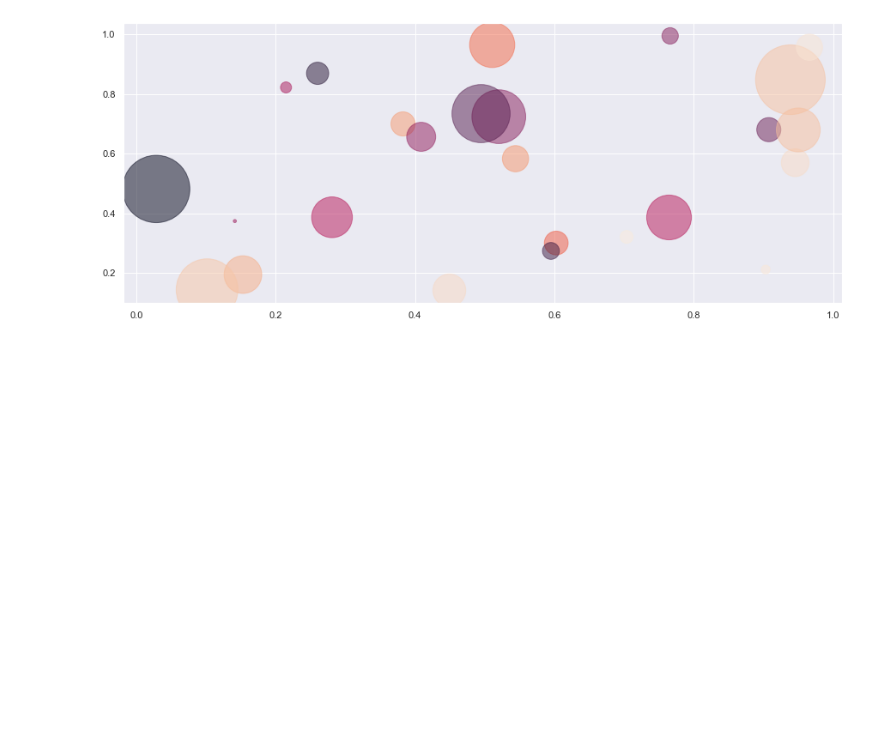
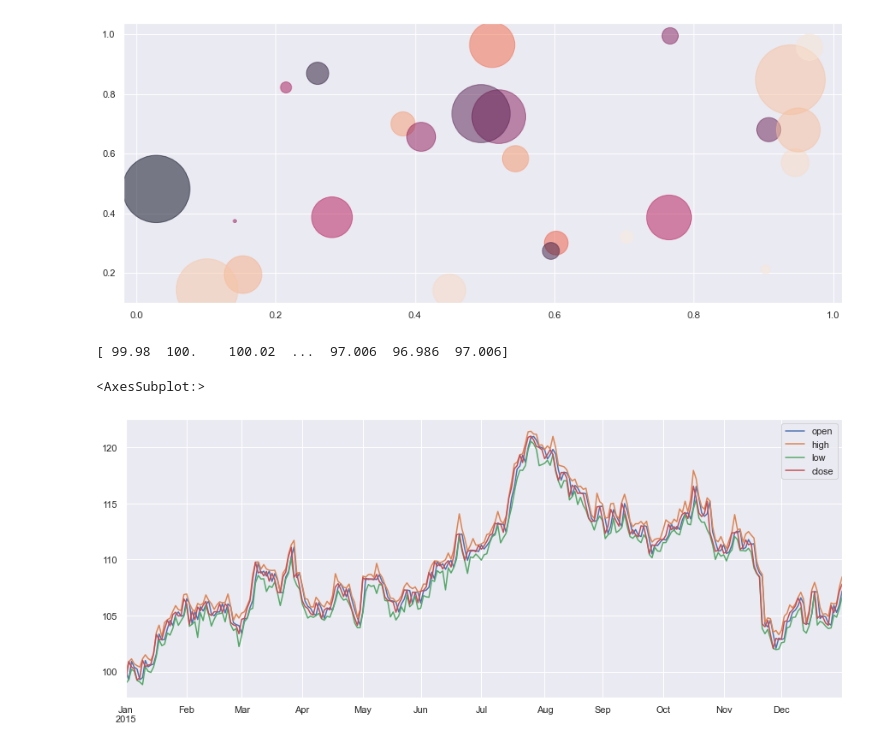
Before and after one commit to y-yoshioka/pra_python, a Jupyter notebook: TDDC1/184.ipynb, the cells around one changed output. Saved outputs shown, nothing was run; the diff lists cells and outputs as text; code cells hidden in the pictures; blank space fills up the shorter version.

```diff
--- a/TDDC1/184.ipynb
+++ b/TDDC1/184.ipynb
@@ -105,3 +105,19 @@ plt.scatter(x, y, s = area, c = colors, alpha = 0.5)
 plt.grid(True)
 # %% [output]
 [figure]
+# %%
+# 日付データの設定 freq = 'T'で1分ごとにデータを生成する
+idx = pd.date_range('2015/01/01', '2015/12/31 23:59', freq='T')
+
+# 1か-1を発生させる
+dn = np.random.randint(2, size = len(idx)) * 2 -1
+# np.cumprodは累積値を算出している
+rnd_walk = np.cumprod(np.exp(dn * 0.0002)) * 100
+df = pd.Series(rnd_walk, index=idx).resample('B').ohlc()
+# %% [output]
+[ 99.98  100.    100.02  ...  97.006  96.986  97.006]
+# %%
+df.plot(figsize =(15, 6), legend = 'best', grid = True)
+# %% [output]
+<AxesSubplot:>
+[figure, added]
```
Also changed, not shown: parts of 2 cells of this notebook, 13 other files.
